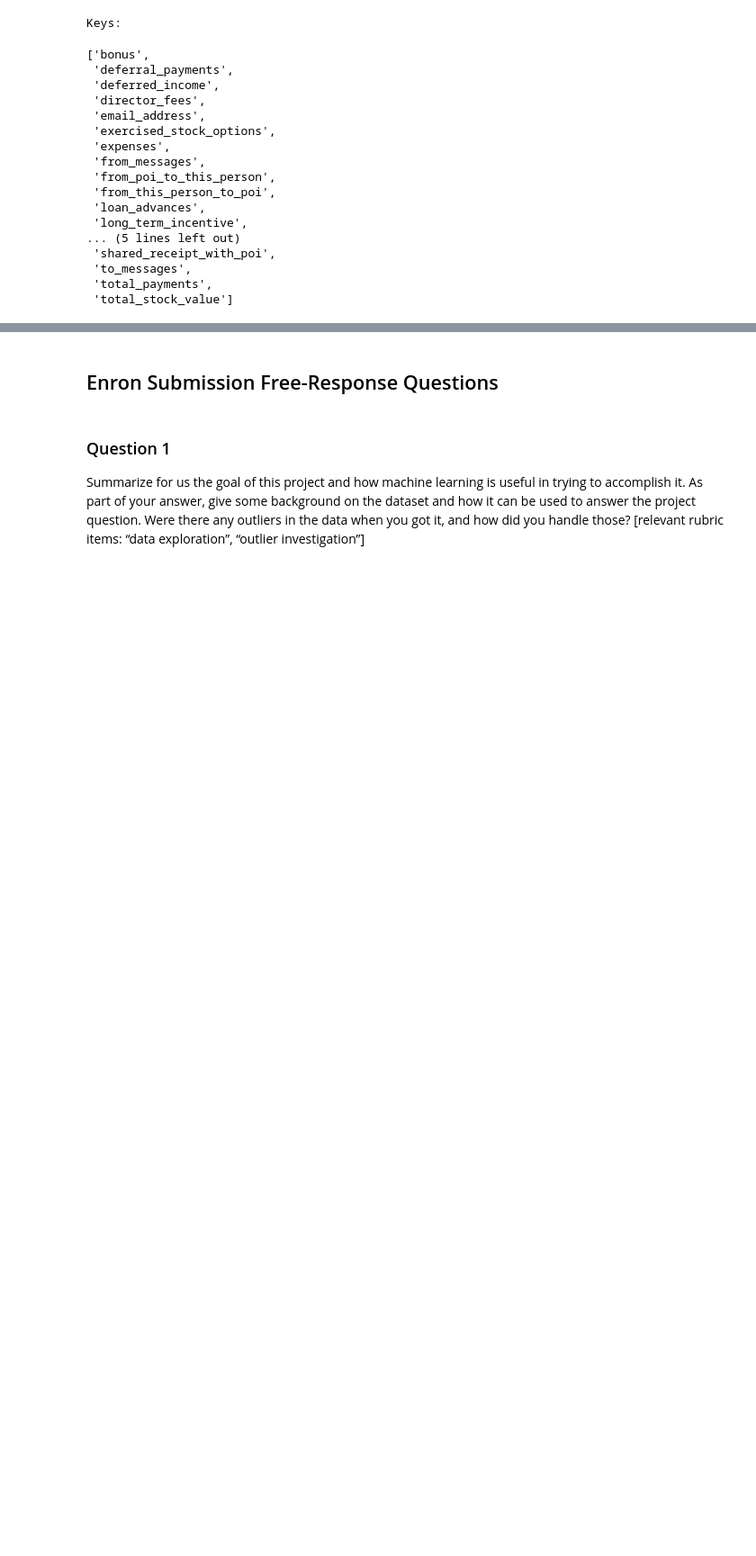
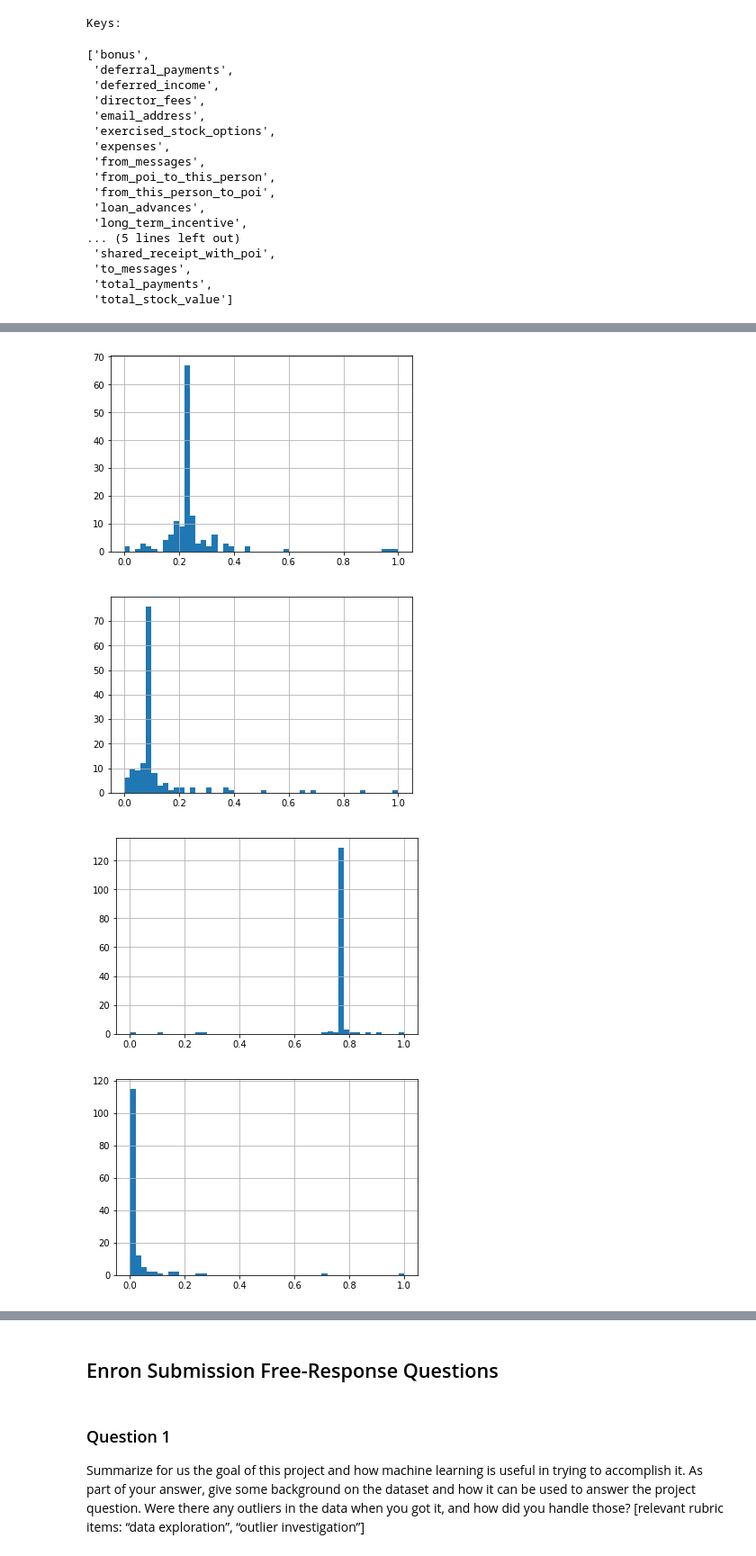
Before and after one commit to davidvartanian/dand-ml-identify-fraud-enron-email, a Jupyter notebook: Enron Fraud Lab.ipynb, the cells around one changed output, grey strips where cells are left out. Shown at 90% size. Saved outputs shown, nothing was run; the diff lists cells and outputs as text; code cells hidden in the pictures; blank space fills up the shorter version.

```diff
--- a/Enron Fraud Lab.ipynb
+++ b/Enron Fraud Lab.ipynb
@@ -162,0 +275,26 @@ ValueError: cannot reshape array of size 452 into shape (113,1)
+# %%
+# Feature Scaling
+from visualisation import dist_plot
+from feature_engineering import scale_feature_df
+
+
+my_df['salary_scaled'] = scale_feature_df(my_df, 'salary')
+my_df['bonus_scaled'] = scale_feature_df(my_df, 'bonus')
+my_df['director_fees_scaled'] = scale_feature_df(my_df, 'director_fees')
+my_df['other_scaled'] = scale_feature_df(my_df, 'other')
+my_df['exercised_stock_options_scaled'] = scale_feature_df(my_df, 'exercised_stock_options')
+my_df['expenses_scaled'] = scale_feature_df(my_df, 'expenses')
+my_df['email_addresses_per_poi_scaled'] = scale_feature_df(my_df, 'email_addresses_per_poi')
+
+dist_plot(my_df['salary_scaled'].values)
+dist_plot(my_df['bonus_scaled'])
+dist_plot(my_df['director_fees_scaled'])
+dist_plot(my_df['other_scaled'])
+dist_plot(my_df['exercised_stock_options_scaled'])
+dist_plot(my_df['expenses_scaled'])
+dist_plot(my_df['email_addresses_per_poi_scaled'])
+# %% [output]
+[figure, added]
+[figure, added]
+[figure, added]
+[figure, added]
```
Also changed, not shown: parts of 25 cells of this notebook, 1 other file.
